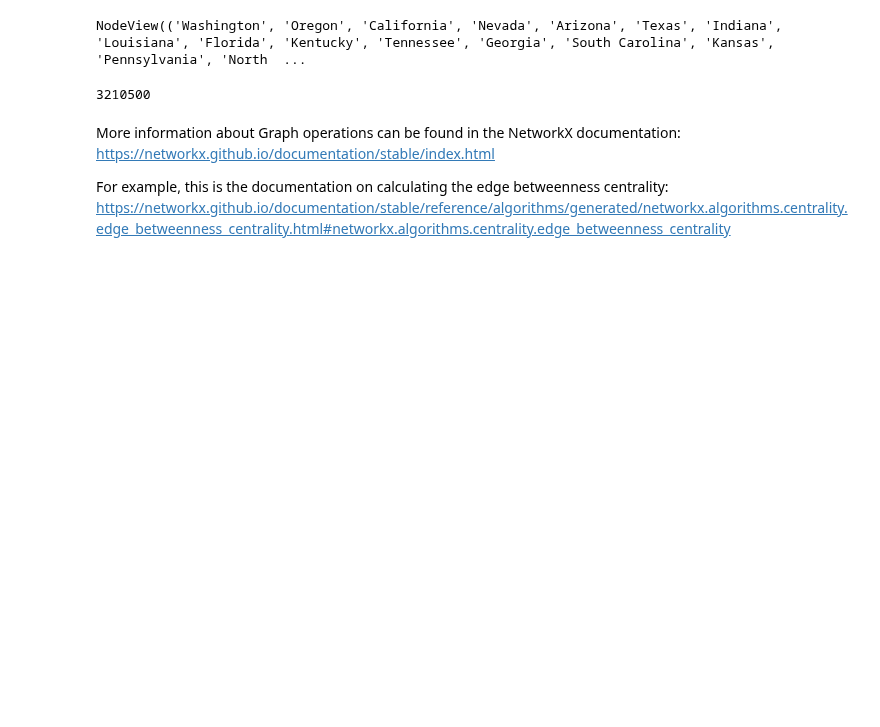
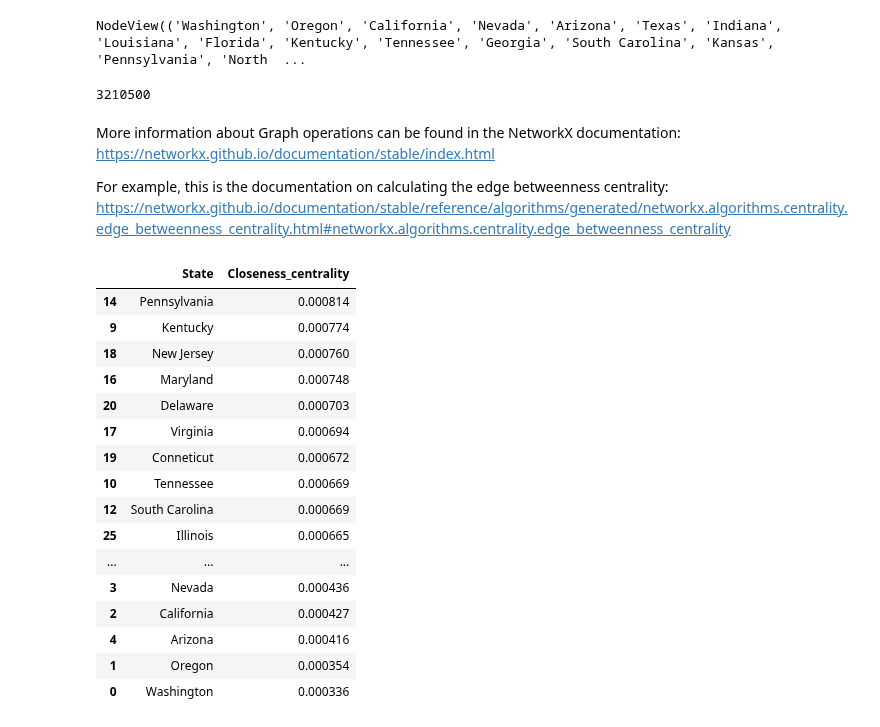
Before and after one commit to kelvinengee/network, a Jupyter notebook: Mississippi.ipynb, the cells around one changed output. Cells and saved outputs as stored; diff of their text form; code cells hidden in the pictures; blank space fills up the shorter version.

```diff
--- a/Mississippi.ipynb
+++ b/Mississippi.ipynb
@@ -124,3 +146,31 @@ https://networkx.github.io/documentation/stable/index.html
 
 For example, this is the documentation on calculating the edge betweenness centrality:
 https://networkx.github.io/documentation/stable/reference/algorithms/generated/networkx.algorithms.centrality.edge_betweenness_centrality.html#networkx.algorithms.centrality.edge_betweenness_centrality
+# %%
+c = list(Mississippi_Graph.nodes)
+# %%
+df = pd.DataFrame(columns=['State','Closeness_centrality'])
+for i in c:
+    a = nx.closeness_centrality(Mississippi_Graph,i,'Distance')
+    new_row = {'State': i, 'Closeness_centrality': a}
+    df = df.append(new_row, ignore_index=True)
+# %%
+df.sort_values(by=['Closeness_centrality'], ascending=False)
+# %% [output]
+|  | State | Closeness_centrality |
+| 14 | Pennsylvania | 0.000814 |
+| 9 | Kentucky | 0.000774 |
+| 18 | New Jersey | 0.000760 |
+| 16 | Maryland | 0.000748 |
+| 20 | Delaware | 0.000703 |
+| 17 | Virginia | 0.000694 |
+| 19 | Conneticut | 0.000672 |
+| 10 | Tennessee | 0.000669 |
+| 12 | South Carolina | 0.000669 |
+| 25 | Illinois | 0.000665 |
+| ... | ... | ... |
+| 3 | Nevada | 0.000436 |
+| 2 | California | 0.000427 |
+| 4 | Arizona | 0.000416 |
+| 1 | Oregon | 0.000354 |
+| 0 | Washington | 0.000336 |
```
Also changed, not shown: parts of 3 cells of this notebook.
